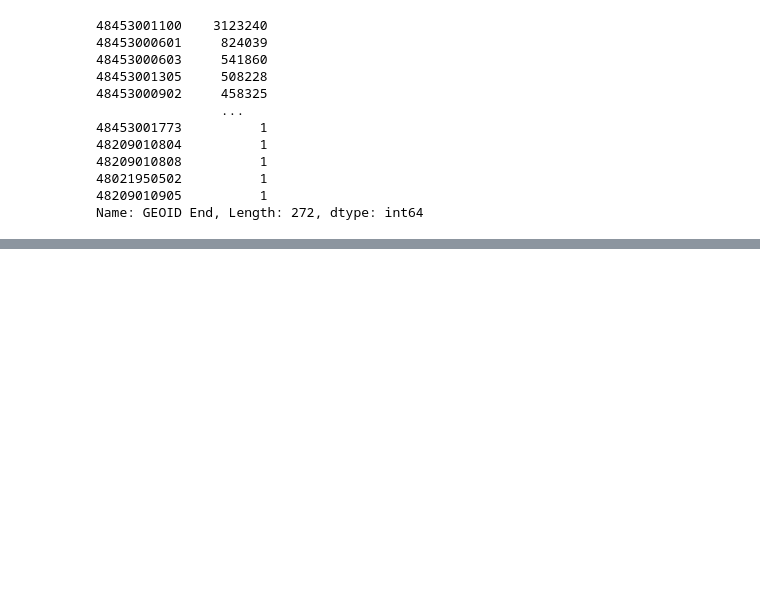
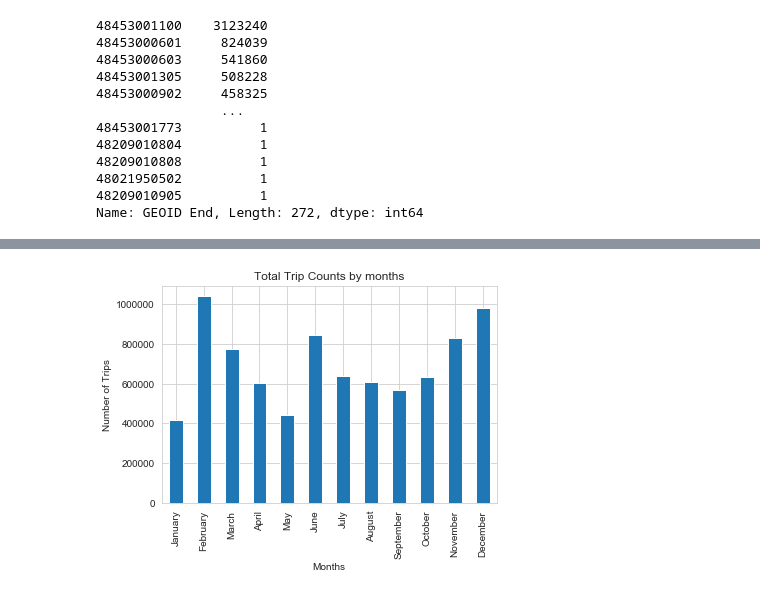
Before and after one commit to sheetalbongale/Scooters-In-Austin-Data-Analysis, a Jupyter notebook: Sheetal/Shared_Mobility_Sheetal.ipynb, the cells around one changed output, grey strips where cells are left out. Drawn from its saved outputs; the diff is of its cells as text; code cells hidden in the pictures; blank space fills up the shorter version.

```diff
--- a/Sheetal/Shared_Mobility_Sheetal.ipynb
+++ b/Sheetal/Shared_Mobility_Sheetal.ipynb
@@ -252,3 +296,12 @@ plt.show()
+# %%
+month_list = ['January', 'February', 'March', 'April', 'May', 'June', 'July', 'August', 'September', 'October', 'November', 'December']
+monthly_total['Months'] = month_list
+monthly_total.plot(kind='bar', x='Months', y='Month', title='Total Trip Counts by months', legend=False)
+plt.ylabel('Number of Trips')
+plt.show()
+#This graph seems to give wrong mapped values
+# %% [output]
+[figure, added]
 # %%
 # Count how many trips started in each census GEOID tract
 census_trip_start = pd.DataFrame(clean_results_df['GEOID Start'].value_counts())
```
Also changed, not shown: parts of 7 cells of this notebook, 3 other files.
